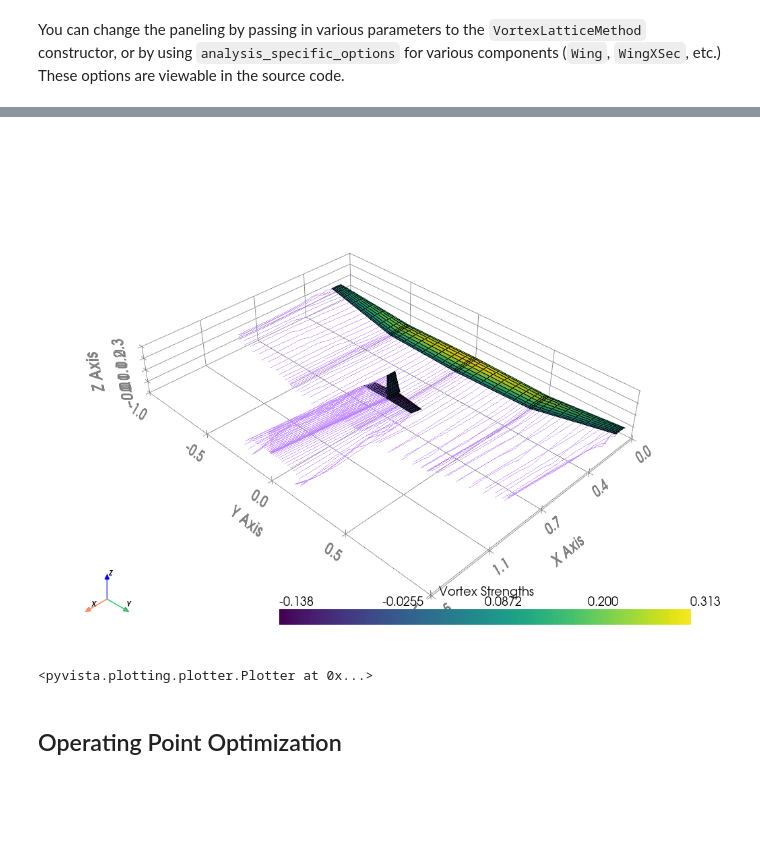
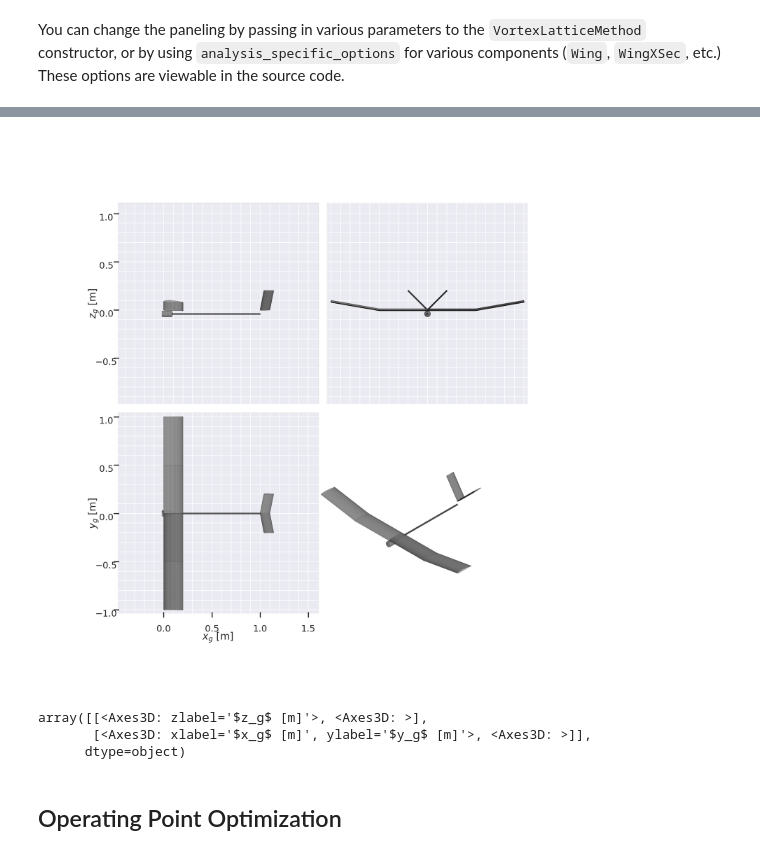
Before and after one commit to janibert1/aerotestjan, a Jupyter notebook: tutorial/06 - Aerodynamics/01 - AeroSandbox 3D Aerodynamics Tools/01 - Vortex Lattice Method/01 - Vortex Lattice Method.ipynb, the cells around one changed output, grey strips where cells are left out. Drawn from its saved outputs; the diff is of its cells as text; code cells hidden in the pictures; blank space fills up the shorter version.

```diff
--- a/tutorial/06 - Aerodynamics/01 - AeroSandbox 3D Aerodynamics Tools/01 - Vortex Lattice Method/01 - Vortex Lattice Method.ipynb
+++ b/tutorial/06 - Aerodynamics/01 - AeroSandbox 3D Aerodynamics Tools/01 - Vortex Lattice Method/01 - Vortex Lattice Method.ipynb
@@ -145,10 +128,12 @@ for k, v in aero.items():
-# %%
-# NBVAL_SKIP
-
-vlm.draw(show_kwargs=dict(jupyter_backend="static"))
-# %% [output]
-[figure, removed]
-<pyvista.plotting.plotter.Plotter at 0x...>
+# %%
+# NBVAL_SKIP
+
+airplane.draw_three_view()
+# %% [output]
+[figure, added]
+array([[<Axes3D: zlabel='$z_g$ [m]'>, <Axes3D: >],
+       [<Axes3D: xlabel='$x_g$ [m]', ylabel='$y_g$ [m]'>, <Axes3D: >]],
+      dtype=object)
 # %% [markdown]
 ## Operating Point Optimization
 # %%
```
Also changed, not shown: parts of 10 cells of this notebook.
